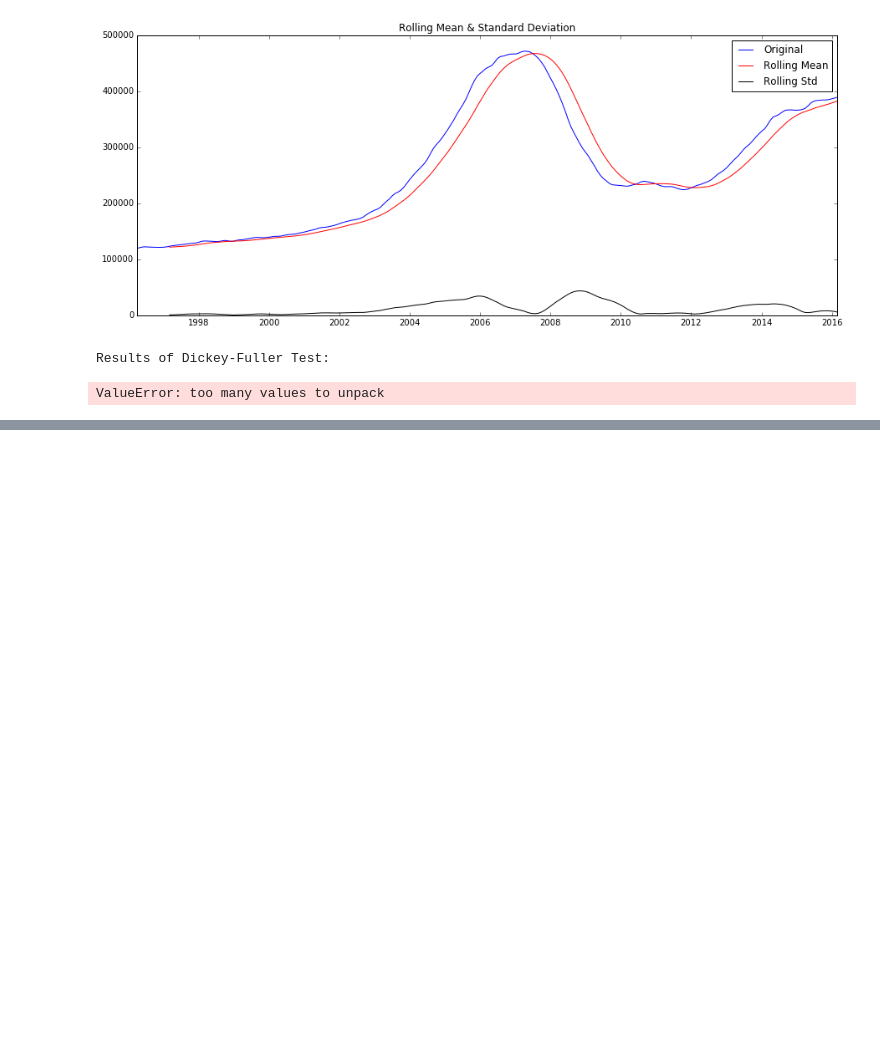
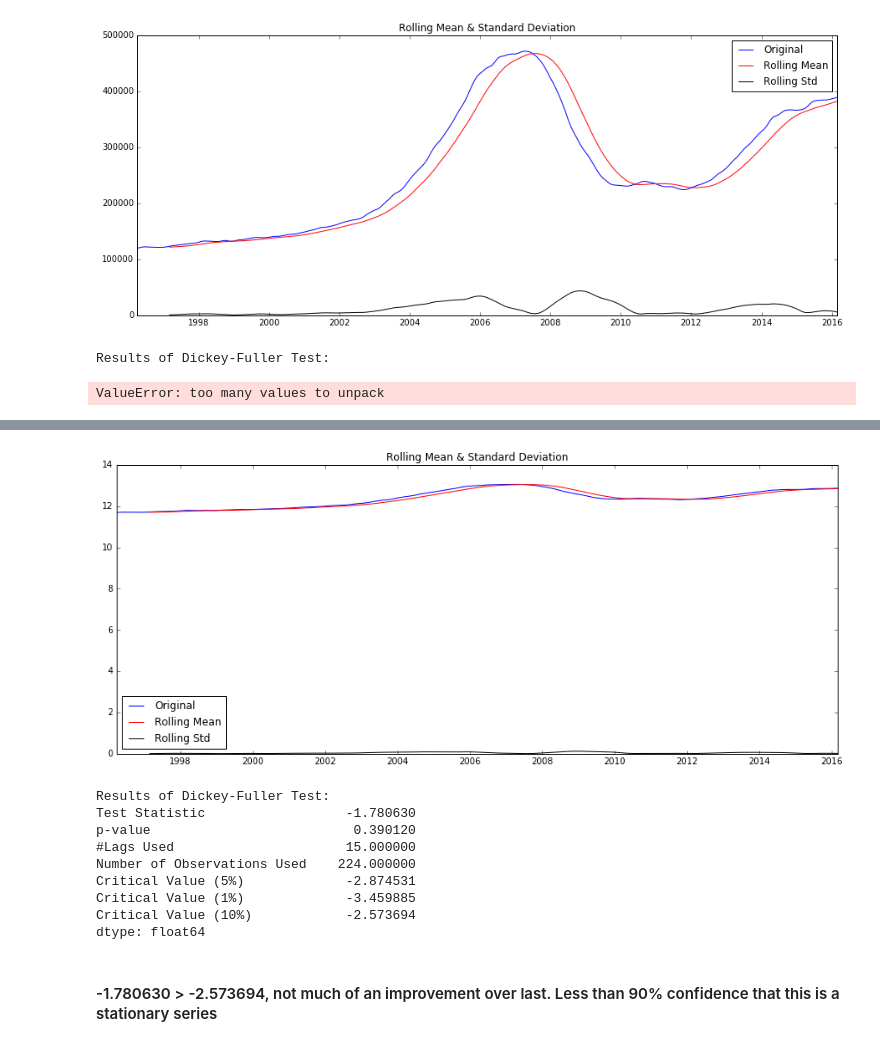
Before and after one commit to gnitnuj/RandomRealEstateExplorations, a Jupyter notebook: The Notebook.ipynb, the cells around one changed output, grey strips where cells are left out. Cells and saved outputs as stored; diff of their text form; code cells hidden in the pictures; blank space fills up the shorter version.

```diff
--- a/The Notebook.ipynb
+++ b/The Notebook.ipynb
@@ -329,0 +385,16 @@ ValueError: too many values to unpack
+# %%
+# check updated stationarity
+test_stationarity(ts_data_2_log)
+# %% [output]
+[figure, added]
+Results of Dickey-Fuller Test:
+Test Statistic                  -1.780630
+p-value                          0.390120
+#Lags Used                      15.000000
+Number of Observations Used    224.000000
+Critical Value (5%)             -2.874531
+Critical Value (1%)             -3.459885
+Critical Value (10%)            -2.573694
+dtype: float64
+# %% [markdown]
+#### -1.780630 > -2.573694, not much of an improvement over last. Less than 90% confidence that this is a stationary series
```
Also changed, not shown: parts of 27 cells of this notebook.
